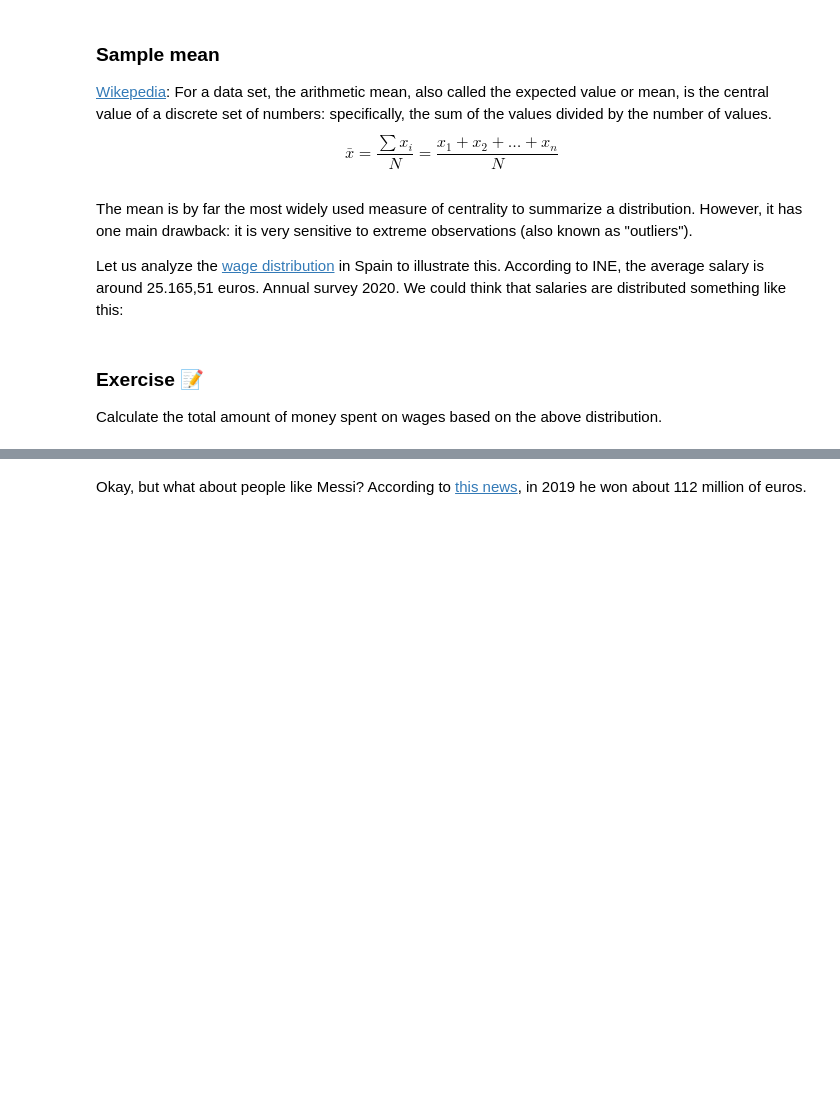
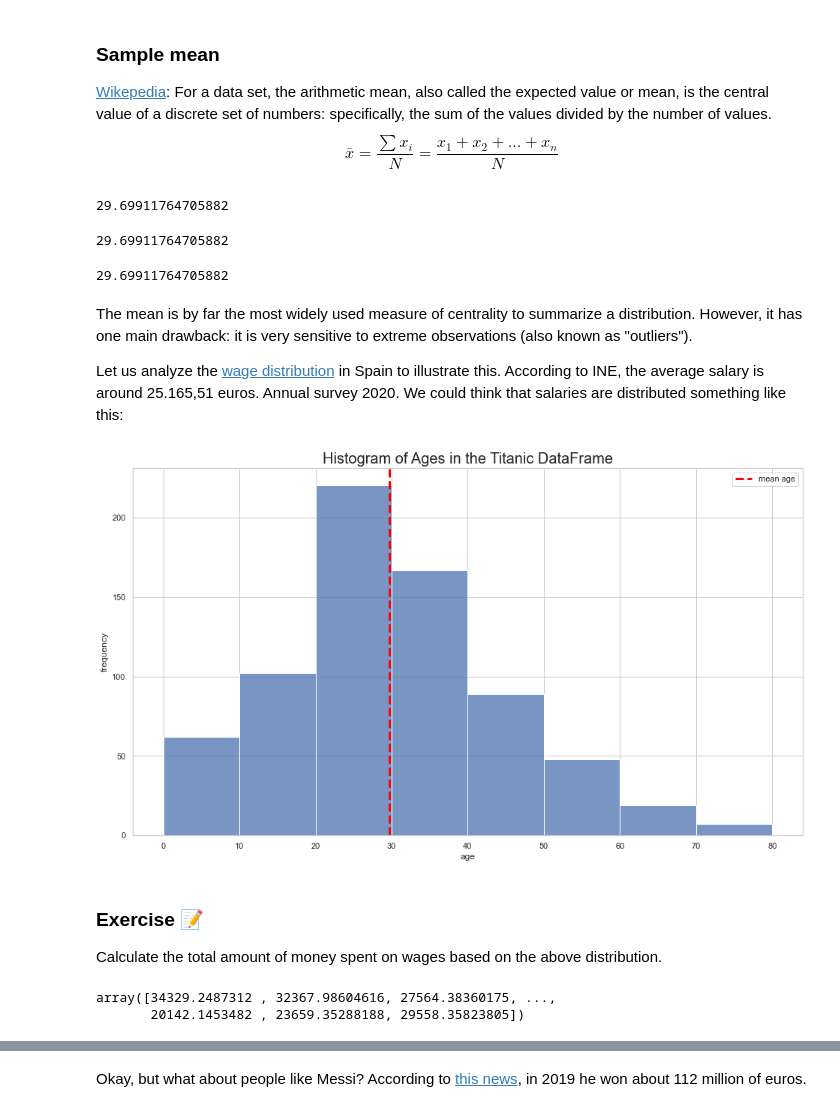
Before and after one commit to Ironhack-data-bcn-feb-2023/lectures, a Jupyter notebook: 28. Intro to statistics.ipynb, the cells around one changed output, grey strips where cells are left out. Saved outputs shown, nothing was run; the diff lists cells and outputs as text; code cells hidden in the pictures; blank space fills up the shorter version.

```diff
--- a/28. Intro to statistics.ipynb
+++ b/28. Intro to statistics.ipynb
@@ -43 +75,5 @@ Plotting the histogram of a distribution is always a good idea. It provides a lo
 $$\bar{x} = \frac{\sum x_i}{N} = \frac{x_1 + x_2 + \dots + x_n}{N}$$
+# %%
+df.age.mean() #Nans
+# %% [output]
+29.69911764705882
@@ -44,7 +84,30 @@ $$\bar{x} = \frac{\sum x_i}{N} = \frac{x_1 + x_2 + \dots + x_n}{N}$$
+# %%
+df_2.age.mean()
+# %% [output]
+29.69911764705882
+# %%
+df_2.age.mean()
+# %% [output]
+29.69911764705882
 # %% [markdown]
 The mean is by far the most widely used measure of centrality to summarize a distribution. However, it has one main drawback: it is very sensitive to extreme observations (also known as "outliers").
 
 Let us analyze the [wage distribution](https://www.ine.es/dyngs/INEbase/es/operacion.htm?c=Estadistica_C&cid=1254736177025&menu=ultiDatos&idp=1254735976596) in Spain to illustrate this. According to INE, the average salary is around 25.165,51 euros. Annual survey 2020. We could think that salaries are distributed something like this:
+# %%
+graf = sns.histplot(x=df.age, bins=np.linspace(0,80,9))
+graf.axvline(df.age.mean(),
+            c="red",
+            linewidth= 3.,
+            linestyle='--',
+            label='mean age') # mean line
+
+plt.title('Histogram of Ages in the Titanic DataFrame', size=20)
+plt.xlabel('age')
+plt.ylabel('frequency')
+plt.legend()
+plt.show()
+# %% [output]
+[figure, added]
 # %% [markdown]
 ### Exercise 📝
 
@@ -52,0 +122,5 @@ Calculate the total amount of money spent on wages based on the above distributi
+# %%
+mock_salaries
+# %% [output]
+array([34329.2487312 , 32367.98604616, 27564.38360175, ...,
+       20142.1453482 , 23659.35288188, 29558.35823805])
```
Also changed, not shown: parts of 56 cells of this notebook.
